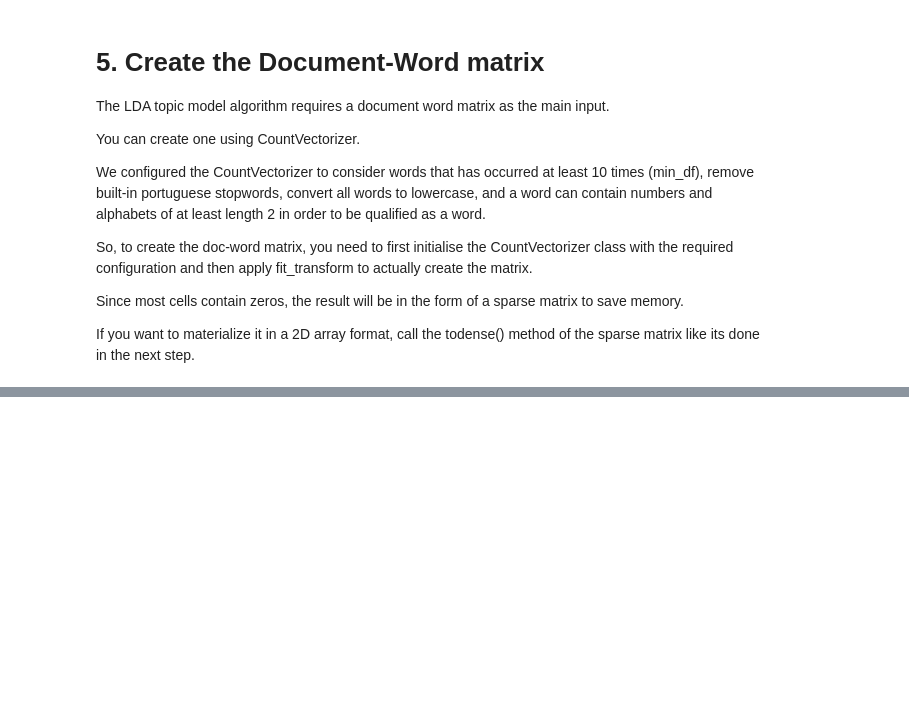
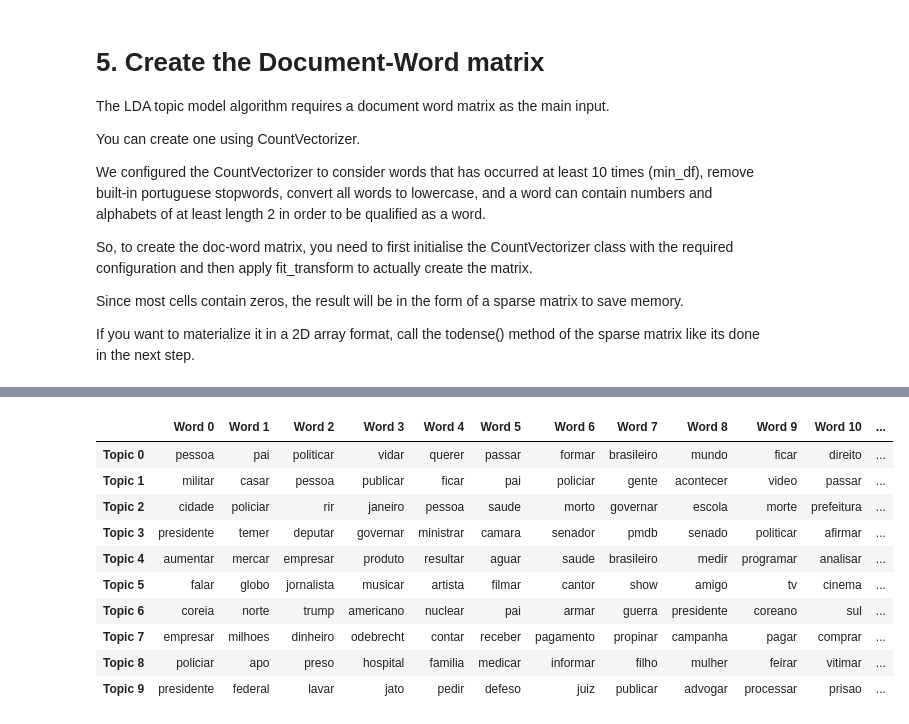
Before and after one commit to wainejr/CSB51, a Jupyter notebook: 02 - Analise exploratoria/LDA.ipynb, the cells around one changed output, grey strips where cells are left out. Cells and saved outputs as stored; diff of their text form; code cells hidden in the pictures; blank space fills up the shorter version.

```diff
--- a/02 - Analise exploratoria/LDA.ipynb
+++ b/02 - Analise exploratoria/LDA.ipynb
@@ -143,0 +422,29 @@ ValueError: not a built-in stop list: portuguese
+# %%
+# Show top n keywords for each topic
+def show_topics(vectorizer=vectorizer, lda_model=lda_model, n_words=20):
+    keywords = np.array(vectorizer.get_feature_names())
+    topic_keywords = []
+    for topic_weights in lda_model.components_:
+        top_keyword_locs = (-topic_weights).argsort()[:n_words]
+        topic_keywords.append(keywords.take(top_keyword_locs))
+    return topic_keywords
+
+topic_keywords = show_topics(vectorizer=vectorizer, lda_model=best_lda_model, n_words=15)
+
+# Topic - Keywords Dataframe
+df_topic_keywords = pd.DataFrame(topic_keywords)
+df_topic_keywords.columns = ['Word '+str(i) for i in range(df_topic_keywords.shape[1])]
+df_topic_keywords.index = ['Topic '+str(i) for i in range(df_topic_keywords.shape[0])]
+df_topic_keywords
+# %% [output]
+|  | Word 0 | Word 1 | Word 2 | Word 3 | Word 4 | Word 5 | Word 6 | Word 7 | Word 8 | Word 9 | Word 10 | ... |
+| Topic 0 | pessoa | pai | politicar | vidar | querer | passar | formar | brasileiro | mundo | ficar | direito | ... |
+| Topic 1 | militar | casar | pessoa | publicar | ficar | pai | policiar | gente | acontecer | video | passar | ... |
+| Topic 2 | cidade | policiar | rir | janeiro | pessoa | saude | morto | governar | escola | morte | prefeitura | ... |
+| Topic 3 | presidente | temer | deputar | governar | ministrar | camara | senador | pmdb | senado | politicar | afirmar | ... |
+| Topic 4 | aumentar | mercar | empresar | produto | resultar | aguar | saude | brasileiro | medir | programar | analisar | ... |
+| Topic 5 | falar | globo | jornalista | musicar | artista | filmar | cantor | show | amigo | tv | cinema | ... |
+| Topic 6 | coreia | norte | trump | americano | nuclear | pai | armar | guerra | presidente | coreano | sul | ... |
+| Topic 7 | empresar | milhoes | dinheiro | odebrecht | contar | receber | pagamento | propinar | campanha | pagar | comprar | ... |
+| Topic 8 | policiar | apo | preso | hospital | familia | medicar | informar | filho | mulher | feirar | vitimar | ... |
+| Topic 9 | presidente | federal | lavar | jato | pedir | defeso | juiz | publicar | advogar | processar | prisao | ... |
```
Also changed, not shown: parts of 32 cells of this notebook, 3 other files.
